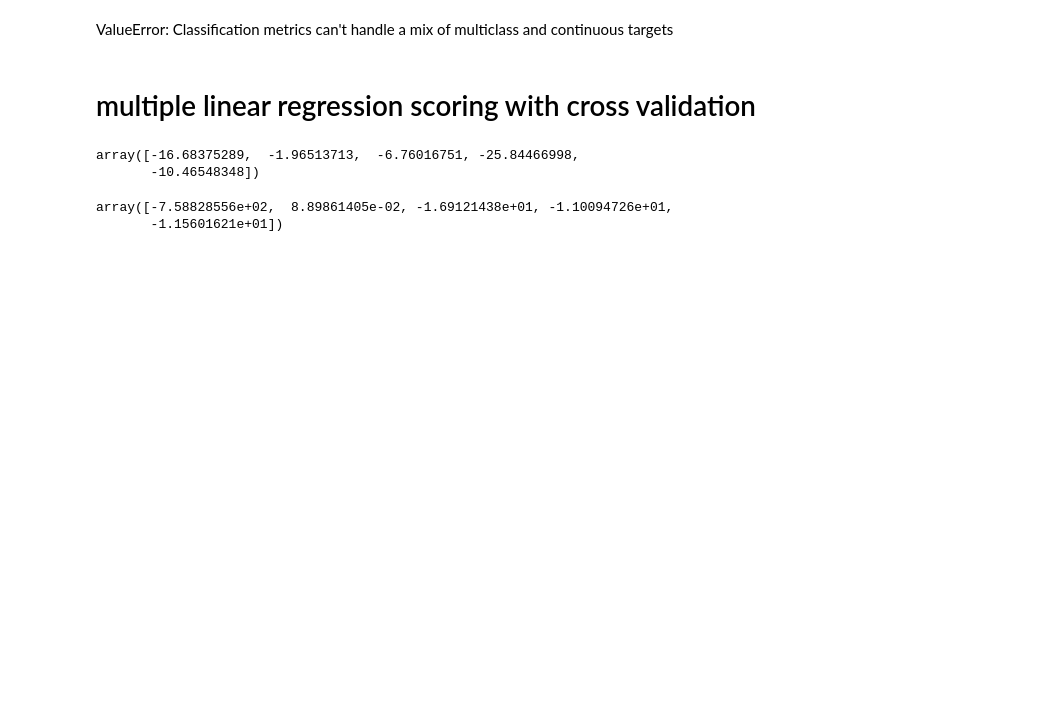
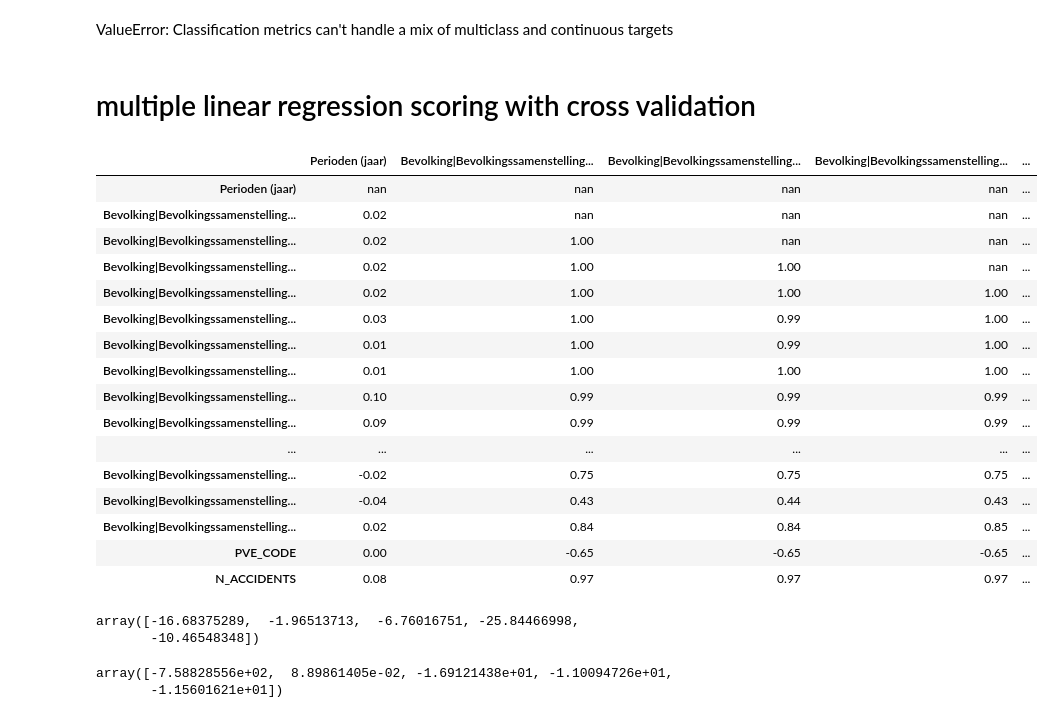
Before and after one commit to stefan1234567891011/AI_personal_project, a Jupyter notebook: code/data.ipynb, the cells around one changed output. Drawn from its saved outputs; the diff is of its cells as text; code cells hidden in the pictures; blank space fills up the shorter version.

```diff
--- a/code/data.ipynb
+++ b/code/data.ipynb
@@ -1606,6 +1606,62 @@ plt.show()
 ValueError: Classification metrics can't handle a mix of multiclass and continuous targets
 # %% [markdown]
 # multiple linear regression scoring with cross validation
+# %%
+target_province = "ZH"
+df_target = df_pop_n_acc_2 #[df_pop_n_acc_2["PROVINCE"] == target_province]
+df_target = df_target[[
+    "Perioden (jaar)",
+    "Bevolking|Bevolkingssamenstelling op 1 januari|Totale bevolking (aantal)",
+    "Bevolking|Bevolkingssamenstelling op 1 januari|Geslacht|Mannen (aantal)",
+    "Bevolking|Bevolkingssamenstelling op 1 januari|Geslacht|Vrouwen (aantal)",
+    "Bevolking|Bevolkingssamenstelling op 1 januari|Leeftijd|Leeftijdsgroepen|15 tot 20 jaar (aantal)",
+    "Bevolking|Bevolkingssamenstelling op 1 januari|Leeftijd|Leeftijdsgroepen|20 tot 25 jaar (aantal)",
+    "Bevolking|Bevolkingssamenstelling op 1 januari|Leeftijd|Leeftijdsgroepen|25 tot 45 jaar (aantal)",
+    "Bevolking|Bevolkingssamenstelling op 1 januari|Leeftijd|Leeftijdsgroepen|45 tot 65 jaar (aantal)",
+    "Bevolking|Bevolkingssamenstelling op 1 januari|Leeftijd|Leeftijdsgroepen|65 tot 80 jaar (aantal)",
+    "Bevolking|Bevolkingssamenstelling op 1 januari|Leeftijd|Leeftijdsgroepen|80 jaar of ouder (aantal)",
+    "Bevolking|Bevolkingssamenstelling op 1 januari|Burgerlijke staat|Bevolking 15 jaar of ouder|Inwoners 15 jaar of ouder (aantal)",
+    "Bevolking|Bevolkingssamenstelling op 1 januari|Migratieachtergrond|Migratieachtergrond|Nederlandse achtergrond (aantal)",
+    "Bevolking|Bevolkingssamenstelling op 1 januari|Migratieachtergrond|Migratieachtergrond|Met migratieachtergrond|Totaal met migratieachtergrond (aantal)",
+    "Bevolking|Bevolkingssamenstelling op 1 januari|Migratieachtergrond|Migratieachtergrond|Met migratieachtergrond|Westerse migratieachtergrond (aantal)",
+    "Bevolking|Bevolkingssamenstelling op 1 januari|Migratieachtergrond|Migratieachtergrond|Met migratieachtergrond|Niet-westerse migratieachtergrond|Totaal niet-westerse migratieachtergrond (aantal)",
+    "Bevolking|Bevolkingssamenstelling op 1 januari|Stedelijkheidsklasse|Zeer sterk stedelijk (aantal)",
+    "Bevolking|Bevolkingssamenstelling op 1 januari|Stedelijkheidsklasse|Sterk stedelijk (aantal)",
+    "Bevolking|Bevolkingssamenstelling op 1 januari|Stedelijkheidsklasse|Matig stedelijk (aantal)",
+    "Bevolking|Bevolkingssamenstelling op 1 januari|Stedelijkheidsklasse|Weinig stedelijk (aantal)",
+    "Bevolking|Bevolkingssamenstelling op 1 januari|Stedelijkheidsklasse|Niet stedelijk (aantal)",
+    "Bevolking|Bevolkingssamenstelling op 1 januari|Bevolkingsdichtheid (aantal inwoners per km²)",
+    "PVE_CODE",
+    "N_ACCIDENTS",
+]]
+# df_target
+corr_target = df_target.corr()
+mask = np.zeros_like(corr_target, dtype=bool)
+mask[np.triu_indices_from(mask)] = True
+corr_target[mask] = np.nan
+(corr_target
+ .style
+ .background_gradient(cmap='coolwarm', axis=None, vmin=-1, vmax=1)
+ .highlight_null(null_color='#f1f1f1')  # Color NaNs grey
+ .set_precision(2))
+# %% [output]
+|  | Perioden (jaar) | Bevolking|Bevolkingssamenstelling... | Bevolking|Bevolkingssamenstelling... | Bevolking|Bevolkingssamenstelling... | ... |
+| Perioden (jaar) | nan | nan | nan | nan | ... |
+| Bevolking|Bevolkingssamenstelling... | 0.02 | nan | nan | nan | ... |
+| Bevolking|Bevolkingssamenstelling... | 0.02 | 1.00 | nan | nan | ... |
+| Bevolking|Bevolkingssamenstelling... | 0.02 | 1.00 | 1.00 | nan | ... |
+| Bevolking|Bevolkingssamenstelling... | 0.02 | 1.00 | 1.00 | 1.00 | ... |
+| Bevolking|Bevolkingssamenstelling... | 0.03 | 1.00 | 0.99 | 1.00 | ... |
+| Bevolking|Bevolkingssamenstelling... | 0.01 | 1.00 | 0.99 | 1.00 | ... |
+| Bevolking|Bevolkingssamenstelling... | 0.01 | 1.00 | 1.00 | 1.00 | ... |
+| Bevolking|Bevolkingssamenstelling... | 0.10 | 0.99 | 0.99 | 0.99 | ... |
+| Bevolking|Bevolkingssamenstelling... | 0.09 | 0.99 | 0.99 | 0.99 | ... |
+| ... | ... | ... | ... | ... | ... |
+| Bevolking|Bevolkingssamenstelling... | -0.02 | 0.75 | 0.75 | 0.75 | ... |
+| Bevolking|Bevolkingssamenstelling... | -0.04 | 0.43 | 0.44 | 0.43 | ... |
+| Bevolking|Bevolkingssamenstelling... | 0.02 | 0.84 | 0.84 | 0.85 | ... |
+| PVE_CODE | 0.00 | -0.65 | -0.65 | -0.65 | ... |
+| N_ACCIDENTS | 0.08 | 0.97 | 0.97 | 0.97 | ... |
 # %%
 target_province = "ZH"
 df_target = df_pop_n_acc_2[df_pop_n_acc_2["PROVINCE"] == target_province]
```
Also changed, not shown: parts of 5 cells of this notebook.
